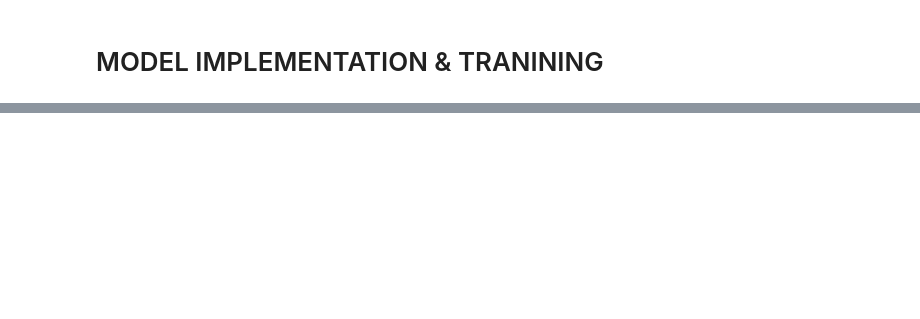
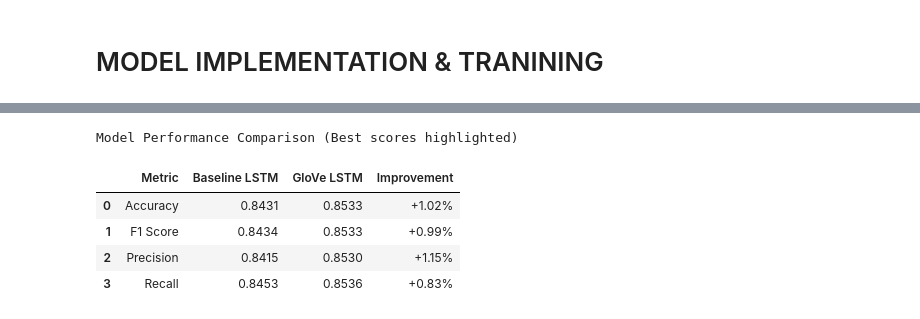
Before and after one commit to gulssumm/movie_recommend_DL, a Jupyter notebook: movie-sentiment-analysis.ipynb, the cells around one changed output, grey strips where cells are left out. Saved outputs shown, nothing was run; the diff lists cells and outputs as text; code cells hidden in the pictures; blank space fills up the shorter version.

```diff
--- a/movie-sentiment-analysis.ipynb
+++ b/movie-sentiment-analysis.ipynb
@@ -556,0 +694,26 @@ GloVe Test F1 Score: 0.8447
+# %%
+# Comparison Table
+comparison_data = {
+    "Metric": ["Accuracy", "F1 Score", "Precision", "Recall"],
+    "Baseline LSTM": [test_accuracy, test_f1, test_precision, test_recall],
+    "GloVe LSTM": [glove_test_accuracy, glove_test_f1, glove_test_precision, glove_test_recall],
+    "Improvement": [
+        f"+{(glove_test_accuracy-test_accuracy)*100:.2f}%",
+        f"+{(glove_test_f1-test_f1)*100:.2f}%",
+        f"+{(glove_test_precision-test_precision)*100:.2f}%",
+        f"{(glove_test_recall-test_recall)*100:+.2f}%"
+    ]
+}
+
+comparison_df = pd.DataFrame(comparison_data)
+display(comparison_df.style
+        .highlight_max(subset=['Baseline LSTM', 'GloVe LSTM'], axis=1, color='lightgreen')
+        .format({'Baseline LSTM': '{:.4f}', 'GloVe LSTM': '{:.4f}'})
+        .set_caption("Model Performance Comparison (Best scores highlighted)"))
+# %% [output]
+Model Performance Comparison (Best scores highlighted)
+|  | Metric | Baseline LSTM | GloVe LSTM | Improvement |
+| 0 | Accuracy | 0.8431 | 0.8533 | +1.02% |
+| 1 | F1 Score | 0.8434 | 0.8533 | +0.99% |
+| 2 | Precision | 0.8415 | 0.8530 | +1.15% |
+| 3 | Recall | 0.8453 | 0.8536 | +0.83% |
```
Also changed, not shown: parts of 51 cells of this notebook.
